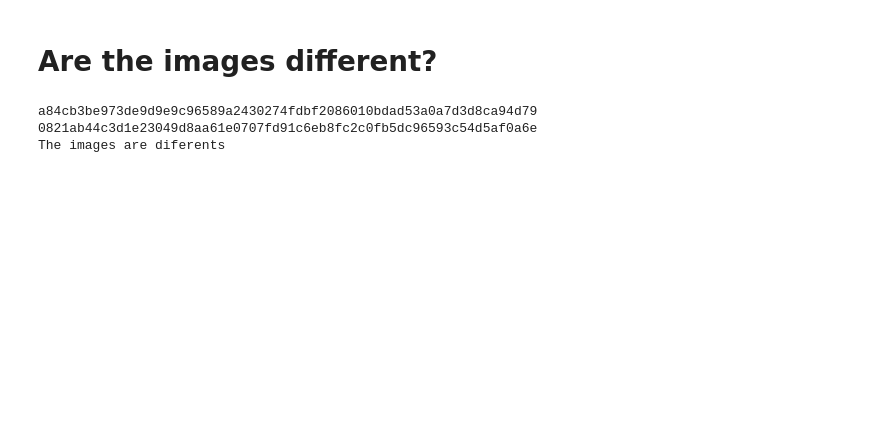
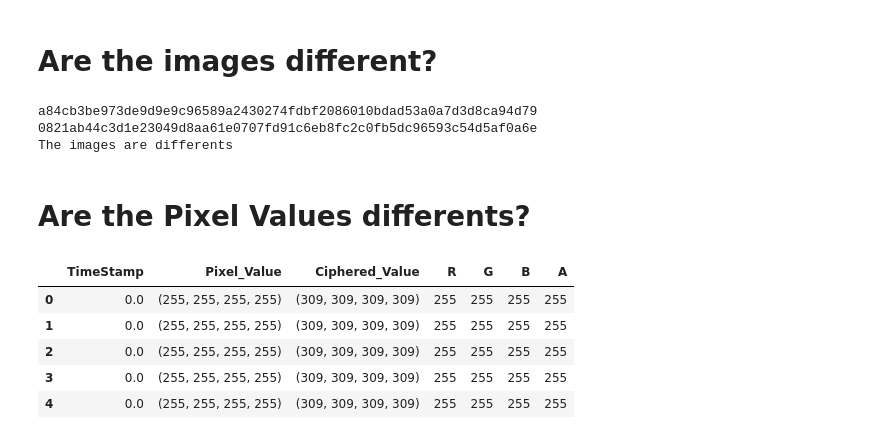
Before and after one commit to Adr4563/Algorithm-RSA, a Jupyter notebook: jupyter.ipynb, the cells around one changed output. Saved outputs shown, nothing was run; the diff lists cells and outputs as text; code cells hidden in the pictures; blank space fills up the shorter version.

```diff
--- a/jupyter.ipynb
+++ b/jupyter.ipynb
@@ -178,8 +179,19 @@ print(decoded_image)
 if (orginal_image == decoded_image ):
     print("Are the same image")
 
-print("The images are diferents")
+print("The images are differents")
 # %% [output]
 a84cb3be973de9d9e9c96589a2430274fdbf2086010bdad53a0a7d3d8ca94d79
 0821ab44c3d1e23049d8aa61e0707fd91c6eb8fc2c0fb5dc96593c54d5af0a6e
-The images are diferents
+The images are differents
+# %% [markdown]
+# **Are the Pixel Values differents?**
+# %%
+# Convertir la columna Pixel_Value a lista de tuplas si no lo está
+data_cipher['Pixel_Value'] = data_cipher['Pixel_Value'].apply(eval)  # Convertir cadena a tupla
+
+# Pixel_Value de cuatro elementos
+assert all(len(pixel) == 4 for pixel in data_cipher['Pixel_Value'])
+
+# Dividir cada tupla en elementos individuales
+data_cipher[['R', 'G', 'B', 'A']] = pd.DataFrame(data_cipher['Pixel_Value'].tolist(), columns=['R', 'G', 'B', 'A'])
@@ -185,0 +207,9 @@ The images are diferents
+# %%
+data_cipher.head()
+# %% [output]
+|  | TimeStamp | Pixel_Value | Ciphered_Value | R | G | B | A |
+| 0 | 0.0 | (255, 255, 255, 255) | (309, 309, 309, 309) | 255 | 255 | 255 | 255 |
+| 1 | 0.0 | (255, 255, 255, 255) | (309, 309, 309, 309) | 255 | 255 | 255 | 255 |
+| 2 | 0.0 | (255, 255, 255, 255) | (309, 309, 309, 309) | 255 | 255 | 255 | 255 |
+| 3 | 0.0 | (255, 255, 255, 255) | (309, 309, 309, 309) | 255 | 255 | 255 | 255 |
+| 4 | 0.0 | (255, 255, 255, 255) | (309, 309, 309, 309) | 255 | 255 | 255 | 255 |
```
Also changed, not shown: parts of 16 cells of this notebook, 7 other files.
